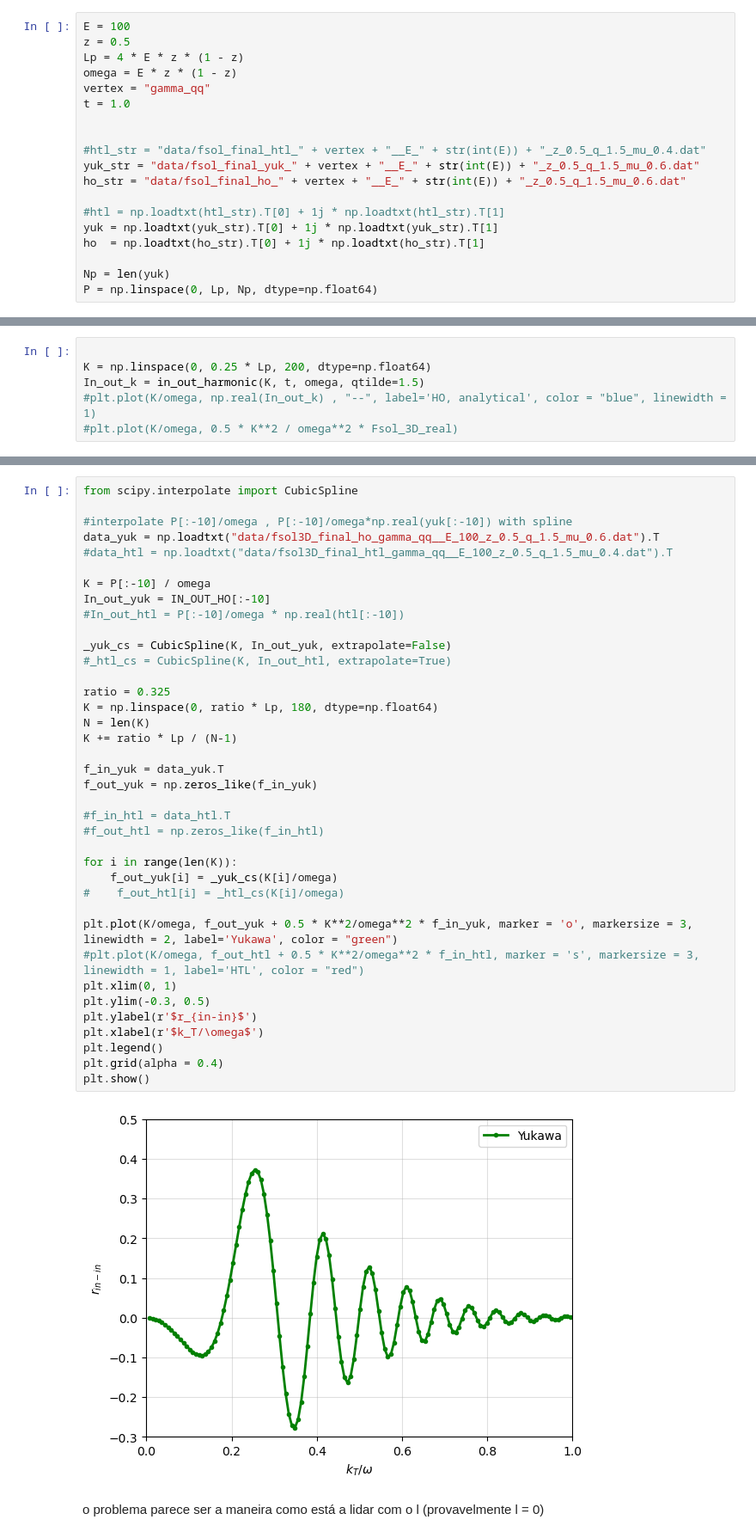
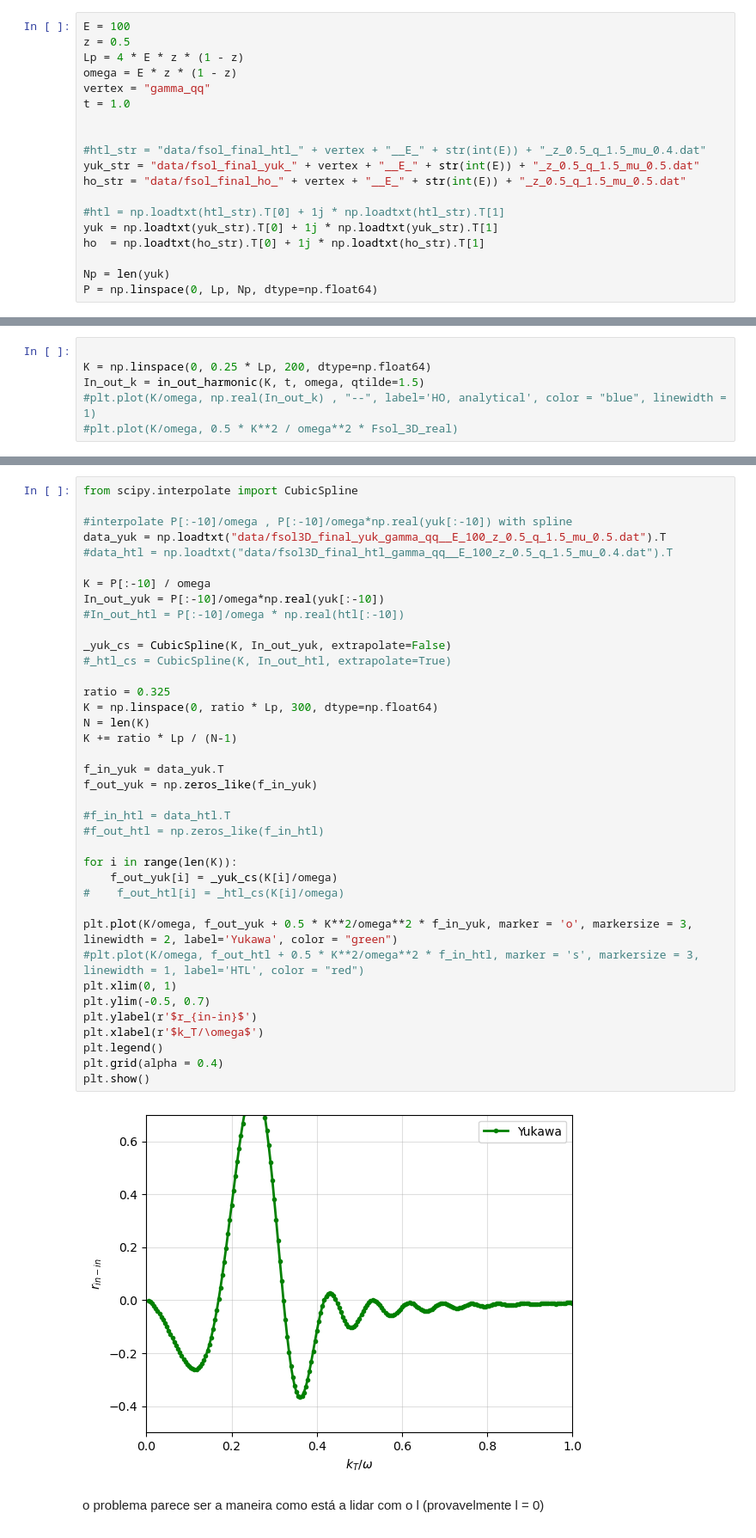
Before and after one commit to marcoacl00/parton_splittings_full, a Jupyter notebook: 1Dkernel.ipynb, the cells around one changed output, grey strips where cells are left out. Shown at 86% size. Drawn from its saved outputs; the diff is of its cells as text.

```diff
--- a/1Dkernel.ipynb
+++ b/1Dkernel.ipynb
@@ -17,8 +17,8 @@ t = 1.0
 
 
 #htl_str = "data/fsol_final_htl_" + vertex + "__E_" + str(int(E)) + "_z_0.5_q_1.5_mu_0.4.dat"
-yuk_str = "data/fsol_final_yuk_" + vertex + "__E_" + str(int(E)) + "_z_0.5_q_1.5_mu_0.6.dat"
-ho_str = "data/fsol_final_ho_" + vertex + "__E_" + str(int(E)) + "_z_0.5_q_1.5_mu_0.6.dat"
+yuk_str = "data/fsol_final_yuk_" + vertex + "__E_" + str(int(E)) + "_z_0.5_q_1.5_mu_0.5.dat"
+ho_str = "data/fsol_final_ho_" + vertex + "__E_" + str(int(E)) + "_z_0.5_q_1.5_mu_0.5.dat"
 
 #htl = np.loadtxt(htl_str).T[0] + 1j * np.loadtxt(htl_str).T[1]
 yuk = np.loadtxt(yuk_str).T[0] + 1j * np.loadtxt(yuk_str).T[1]
@@ -146,42 +146,42 @@ plt.show()
 from scipy.interpolate import CubicSpline
 
 #interpolate P[:-10]/omega , P[:-10]/omega*np.real(yuk[:-10]) with spline
-data_yuk = np.loadtxt("data/fsol3D_final_ho_gamma_qq__E_100_z_0.5_q_1.5_mu_0.6.dat").T
+data_yuk = np.loadtxt("data/fsol3D_final_yuk_gamma_qq__E_100_z_0.5_q_1.5_mu_0.5.dat").T
 #data_htl = np.loadtxt("data/fsol3D_final_htl_gamma_qq__E_100_z_0.5_q_1.5_mu_0.4.dat").T
 
 K = P[:-10] / omega
-In_out_yuk = IN_OUT_HO[:-10]
+In_out_yuk = P[:-10]/omega*np.real(yuk[:-10])
 #In_out_htl = P[:-10]/omega * np.real(htl[:-10])
 
 _yuk_cs = CubicSpline(K, In_out_yuk, extrapolate=False)
 #_htl_cs = CubicSpline(K, In_out_htl, extrapolate=True)
 
 ratio = 0.325
-K = np.linspace(0, ratio * Lp, 180, dtype=np.float64)
+K = np.linspace(0, ratio * Lp, 300, dtype=np.float64)
 N = len(K)
 K += ratio * Lp / (N-1)
 
 f_in_yuk = data_yuk.T
 f_out_yuk = np.zeros_like(f_in_yuk)
 
 #f_in_htl = data_htl.T
 #f_out_htl = np.zeros_like(f_in_htl)
 
 for i in range(len(K)):
     f_out_yuk[i] = _yuk_cs(K[i]/omega)
 #    f_out_htl[i] = _htl_cs(K[i]/omega)
 
 plt.plot(K/omega, f_out_yuk + 0.5 * K**2/omega**2 * f_in_yuk, marker = 'o', markersize = 3, linewidth = 2, label='Yukawa', color = "green")
 #plt.plot(K/omega, f_out_htl + 0.5 * K**2/omega**2 * f_in_htl, marker = 's', markersize = 3, linewidth = 1, label='HTL', color = "red")
 plt.xlim(0, 1)
-plt.ylim(-0.3, 0.5)
+plt.ylim(-0.5, 0.7)
 plt.ylabel(r'$r_{in-in}$')
 plt.xlabel(r'$k_T/\omega$')
 plt.legend()
 plt.grid(alpha = 0.4)
 plt.show()
 # %% [output]
-[figure, old version]
+[figure, new version]
 # %% [markdown]
 o problema parece ser a maneira como está a lidar com o l (provavelmente l = 0)
 # %%
```
Also changed, not shown: parts of 3 cells of this notebook, 24 other files.
